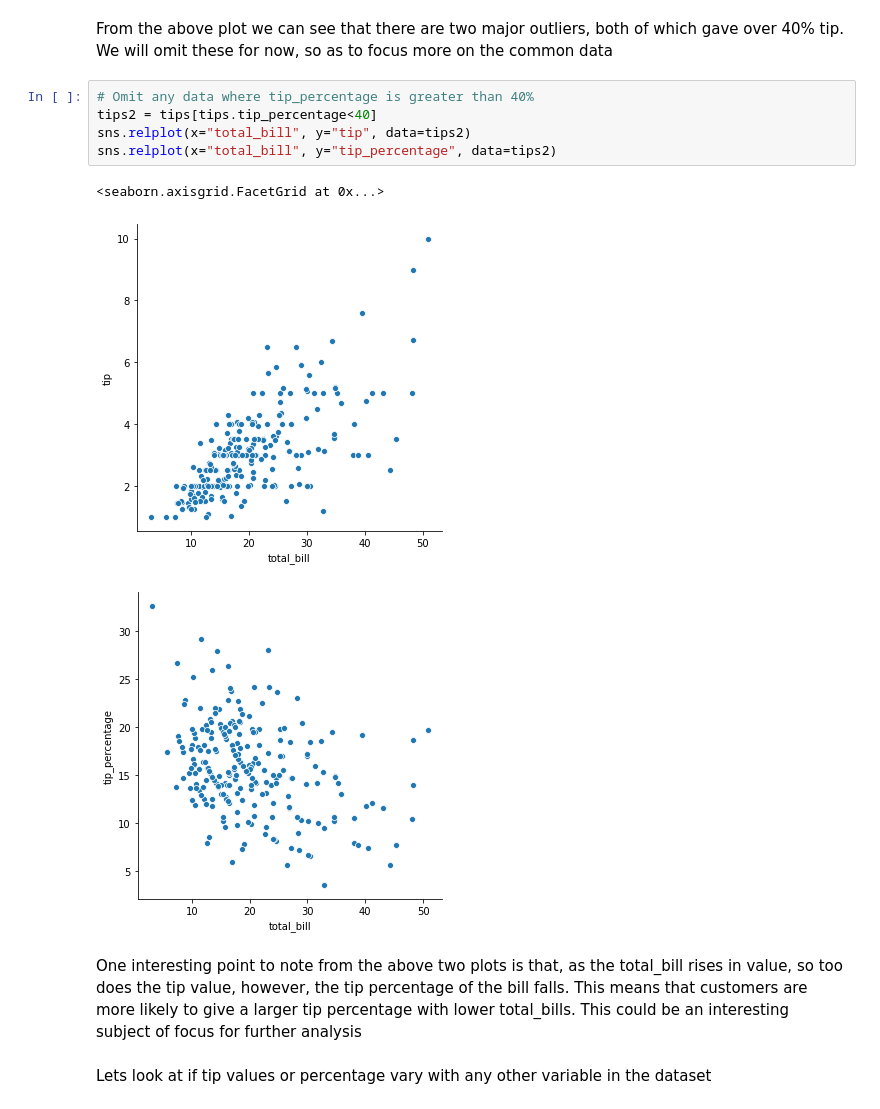
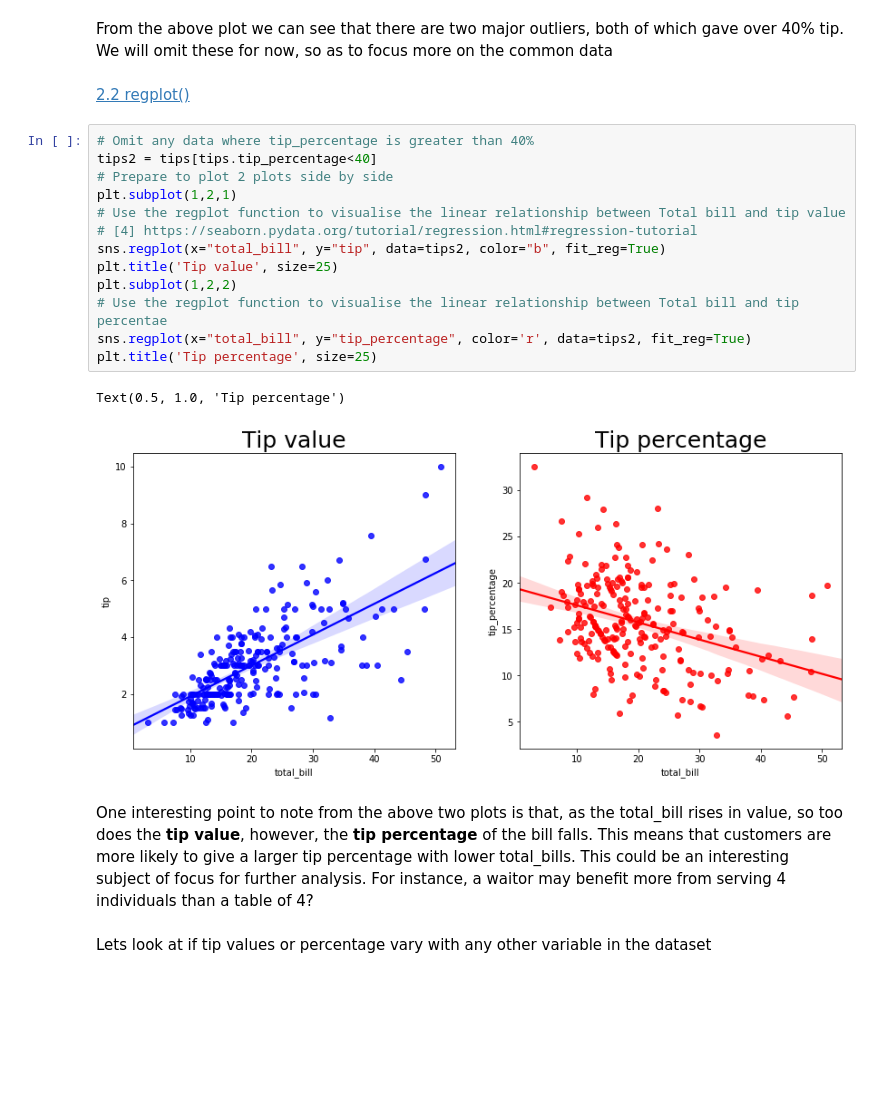
Before and after one commit to BarryClarke/Fundamentals---Assessment-2019, a Jupyter notebook: Tips dataset.ipynb, the cells around one changed output. Saved outputs shown, nothing was run; the diff lists cells and outputs as text; blank space fills up the shorter version.

Commit message:
Addition of regplot function to statistical summary

```diff
--- a/Tips dataset.ipynb
+++ b/Tips dataset.ipynb
@@ -169,17 +171,26 @@ sns.relplot(x="total_bill", y="tip_percentage", data=tips)
 [figure]
 # %% [markdown]
 From the above plot we can see that there are two major outliers, both of which gave over 40% tip. We will omit these for now, so as to focus more on the common data
-# %%
-# Omit any data where tip_percentage is greater than 40%
-tips2 = tips[tips.tip_percentage<40]
-sns.relplot(x="total_bill", y="tip", data=tips2)
-sns.relplot(x="total_bill", y="tip_percentage", data=tips2)
-# %% [output]
-<seaborn.axisgrid.FacetGrid at 0x...>
-[figure, removed]
-[figure, removed]
+# %% [markdown]
+[2.2 regplot()](https://seaborn.pydata.org/generated/seaborn.regplot.html#seaborn.regplot)
+# %%
+# Omit any data where tip_percentage is greater than 40%
+tips2 = tips[tips.tip_percentage<40]
+# Prepare to plot 2 plots side by side
+plt.subplot(1,2,1)
+# Use the regplot function to visualise the linear relationship between Total bill and tip value
+# [4] https://seaborn.pydata.org/tutorial/regression.html#regression-tutorial
+sns.regplot(x="total_bill", y="tip", data=tips2, color="b", fit_reg=True)
+plt.title('Tip value', size=25)
+plt.subplot(1,2,2)
+# Use the regplot function to visualise the linear relationship between Total bill and tip percentae
+sns.regplot(x="total_bill", y="tip_percentage", color='r', data=tips2, fit_reg=True)
+plt.title('Tip percentage', size=25)
+# %% [output]
+Text(0.5, 1.0, 'Tip percentage')
+[figure, added]
 # %% [markdown]
-One interesting point to note from the above two plots is that, as the total_bill rises in value, so too does the tip value, however, the tip percentage of the bill falls. This means that customers are more likely to give a larger tip percentage with lower total_bills. This could be an interesting subject of focus for further analysis
+One interesting point to note from the above two plots is that, as the total_bill rises in value, so too does the **tip value**, however, the **tip percentage** of the bill falls. This means that customers are more likely to give a larger tip percentage with lower total_bills. This could be an interesting subject of focus for further analysis. For instance, a waitor may benefit more from serving 4 individuals than a table of 4?
 # %% [markdown]
 Lets look at if tip values or percentage vary with any other variable in the dataset
 # %%
```
Also changed, not shown: parts of 6 cells of this notebook.
